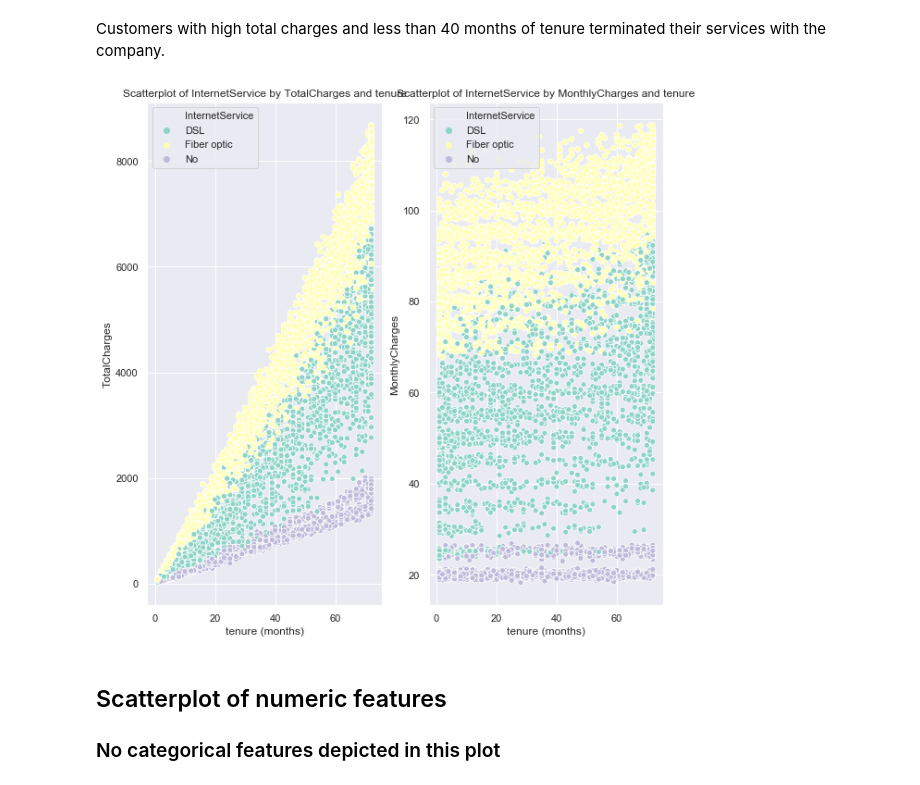
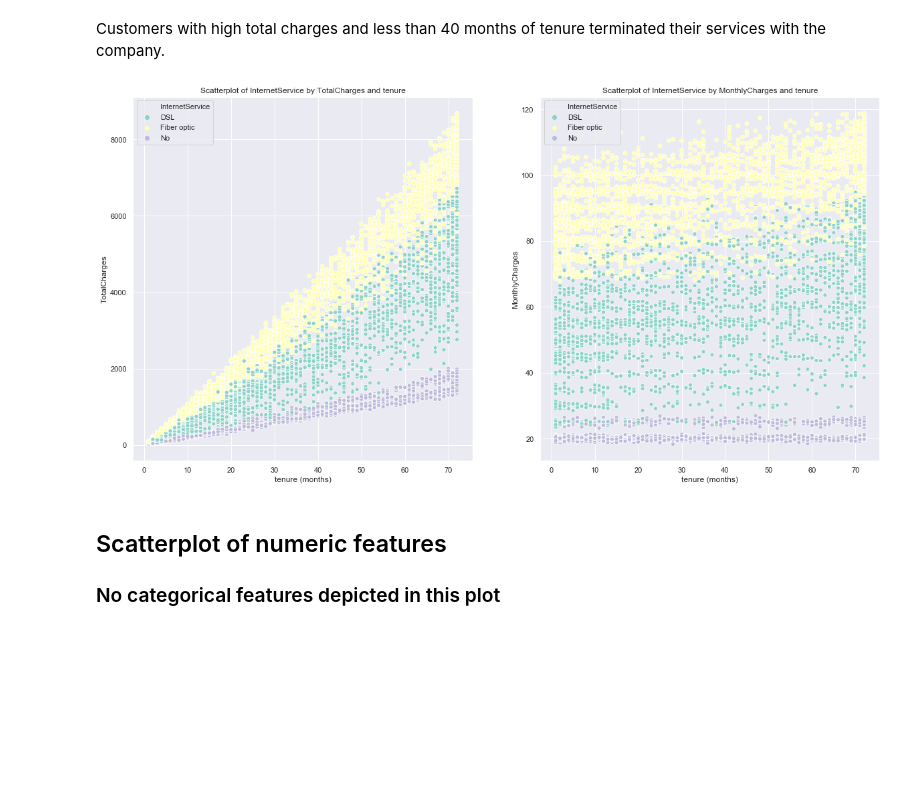
Before and after one commit to ayn28/Project-Portfolio, a Jupyter notebook: current-capstone-project/customer-churn/Customer_Churn.ipynb, the cells around one changed output. Saved outputs shown, nothing was run; the diff lists cells and outputs as text; code cells hidden in the pictures; blank space fills up the shorter version.

```diff
--- a/current-capstone-project/customer-churn/Customer_Churn.ipynb
+++ b/current-capstone-project/customer-churn/Customer_Churn.ipynb
@@ -353,21 +353,21 @@ plt.title('Scatterplot of Churn by TotalCharges and tenure');
 # %% [markdown]
 Customers with high total charges and less than 40 months of tenure terminated their services with the company.
 # %%
-# Scatterplot
-plt.figure(figsize=(10, 10));
+# Scatterplot of InternetService by TotalCharges and MonthlyCharges
+plt.figure(figsize=(20, 10));
 plt.subplot(121);
 sns.scatterplot(x='tenure', y='TotalCharges', hue='InternetService', palette='Set3', data=df);
 plt.xlabel('tenure (months)');
 plt.title('Scatterplot of InternetService by TotalCharges and tenure');
 
 plt.subplot(122);
 sns.scatterplot(x='tenure', y='MonthlyCharges', hue='InternetService', palette='Set3', data=df);
 plt.xlabel('tenure (months)');
 plt.title('Scatterplot of InternetService by MonthlyCharges and tenure');
 
 plt.show()
 # %% [output]
-[figure, old version]
+[figure, new version]
 # %% [markdown]
 ## Scatterplot of numeric features
 ### No categorical features depicted in this plot
```
Also changed, not shown: parts of 3 cells of this notebook.
